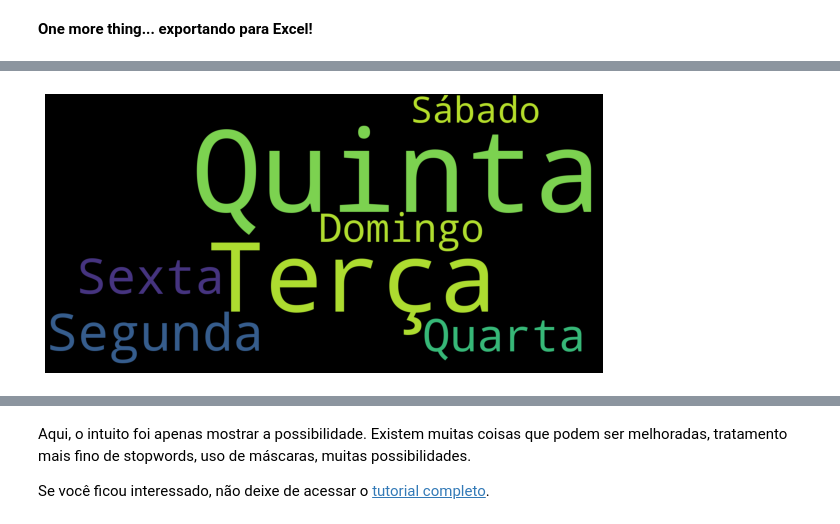
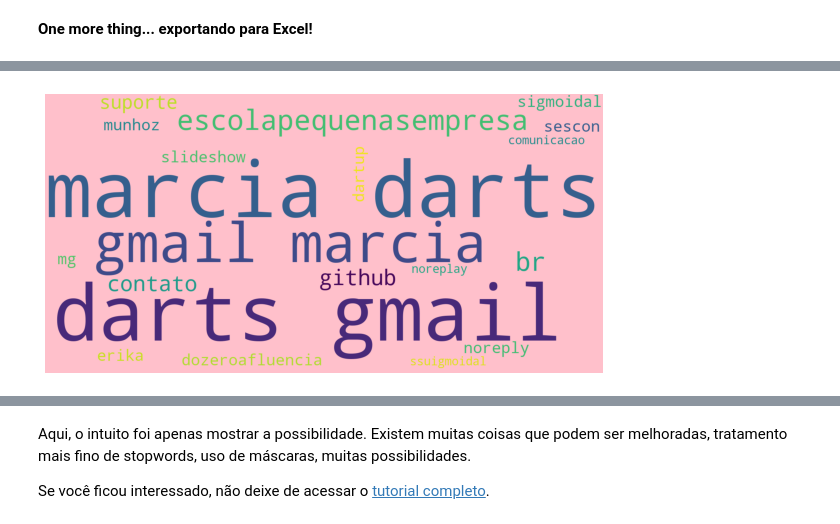
Before and after one commit to marciadartup/Portif-lio, a Jupyter notebook: Módulo_04_Analisando_sua_Caixa_de_Emails.ipynb, the cells around one changed output, grey strips where cells are left out. Drawn from its saved outputs; the diff is of its cells as text; code cells hidden in the pictures.

```diff
--- a/Módulo_04_Analisando_sua_Caixa_de_Emails.ipynb
+++ b/Módulo_04_Analisando_sua_Caixa_de_Emails.ipynb
@@ -369,23 +409,23 @@ from wordcloud import WordCloud, STOPWORDS, ImageColorGenerator
 # %%
 # criando a wordcloud
-summary = df['weekday']
+summary = df ['to']
 
 all_summary = " ".join(s for s in summary)
 
 # lista de stopword
 stopwords = set(STOPWORDS)
 stopwords.update(["da", "meu", "em", "você", "de", "ao", "os", "ai", "UTF", "_http"], "hotmail", "gmail")
 
 # gerar uma wordcloud
 wordcloud = WordCloud(stopwords=stopwords,
-                      background_color="black",
+                      background_color="pink",
                       width=1600, height=800).generate(all_summary)
 
 # mostrar a imagem final
 fig, ax = plt.subplots(figsize=(10,6))
 ax.imshow(wordcloud, interpolation='bilinear')
 ax.set_axis_off()
 
 plt.imshow(wordcloud);
 # %% [output]
-[figure, old version]
+[figure, new version]
```
Also changed, not shown: parts of 4 cells of this notebook.
